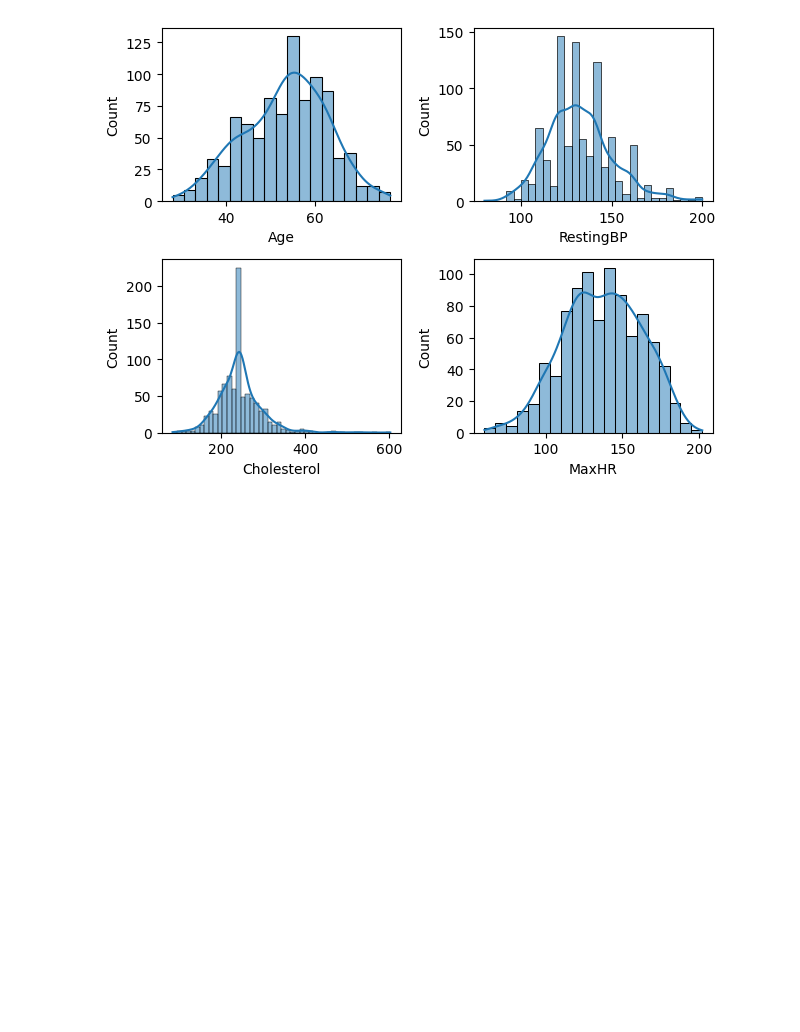
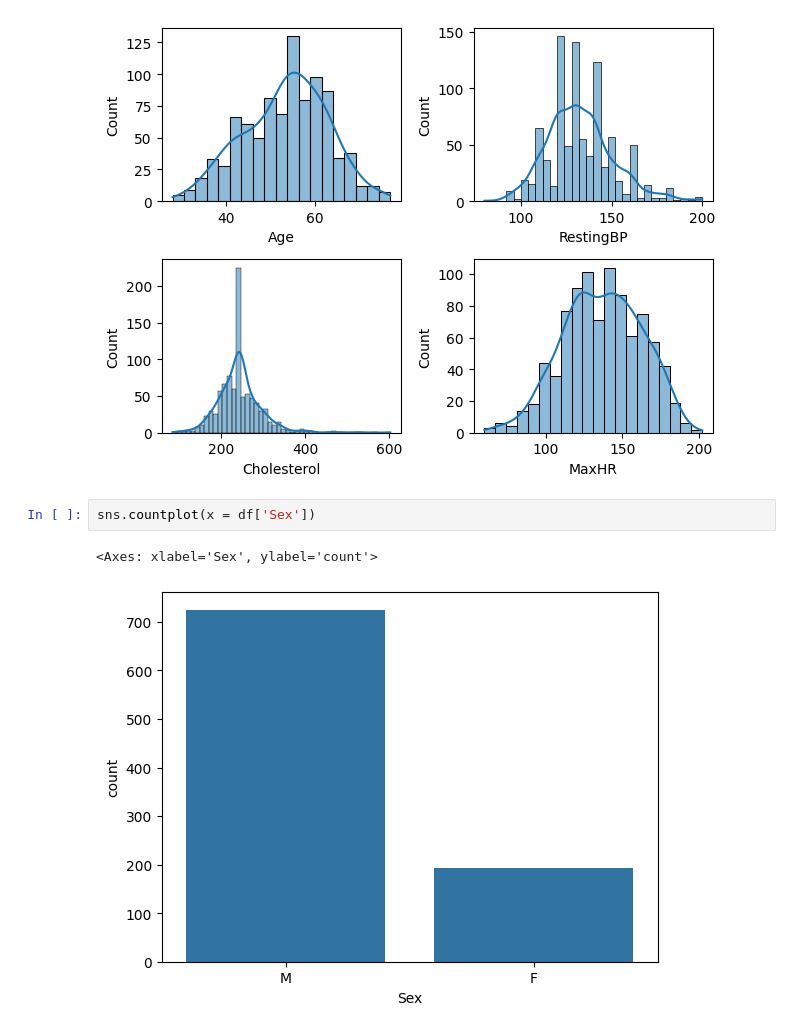
Before and after one commit to tanirsahoo/machine_learning_works, a Jupyter notebook: heart_disease_data.ipynb, the cells around one changed output. Cells and saved outputs as stored; diff of their text form; blank space fills up the shorter version.

```diff
--- a/heart_disease_data.ipynb
+++ b/heart_disease_data.ipynb
@@ -125,3 +125,8 @@ plotting('MaxHR' , 4)
 plt.tight_layout()
 # %% [output]
 [figure]
+# %%
+sns.countplot(x = df['Sex'])
+# %% [output]
+<Axes: xlabel='Sex', ylabel='count'>
+[figure, added]
```
Also changed, not shown: parts of 1 cell of this notebook.
